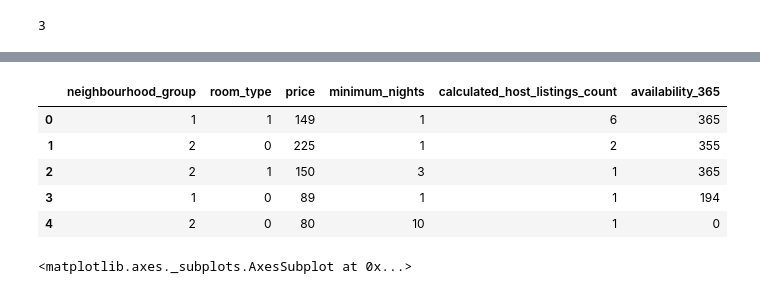
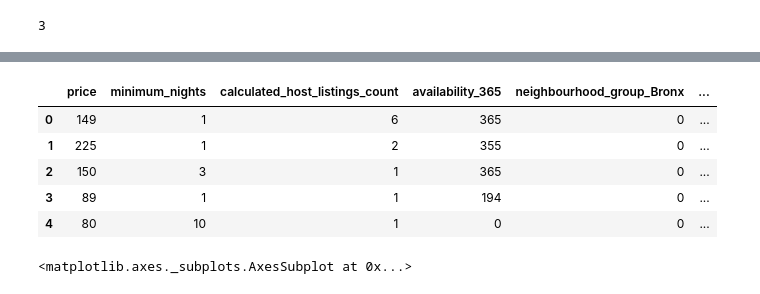
Before and after one commit to tyuion/NYC_airbnb, a Jupyter notebook: NYC_airbnb.ipynb, the cells around one changed output, grey strips where cells are left out. Cells and saved outputs as stored; diff of their text form; code cells hidden in the pictures.

```diff
--- a/NYC_airbnb.ipynb
+++ b/NYC_airbnb.ipynb
@@ -349,13 +365,12 @@ from sklearn.preprocessing import LabelEncoder
-# %%
-le = LabelEncoder()
-airbnb_new['neighbourhood_group'] = le.fit_transform(airbnb_new['neighbourhood_group'])
-airbnb_new['room_type'] = le.fit_transform(airbnb_new['room_type'])
-airbnb_new.head()
-# %% [output]
-|  | neighbourhood_group | room_type | price | minimum_nights | calculated_host_listings_count | availability_365 |
-| 0 | 1 | 1 | 149 | 1 | 6 | 365 |
-| 1 | 2 | 0 | 225 | 1 | 2 | 355 |
-| 2 | 2 | 1 | 150 | 3 | 1 | 365 |
-| 3 | 1 | 0 | 89 | 1 | 1 | 194 |
-| 4 | 2 | 0 | 80 | 10 | 1 | 0 |
+# %%
+# preprocessing categorical columns using get_dummies method.
+airbnb_dummies = pd.get_dummies(airbnb)
+airbnb_dummies.head()
+# %% [output]
+|  | price | minimum_nights | calculated_host_listings_count | availability_365 | neighbourhood_group_Bronx | ... |
+| 0 | 149 | 1 | 6 | 365 | 0 | ... |
+| 1 | 225 | 1 | 2 | 355 | 0 | ... |
+| 2 | 150 | 3 | 1 | 365 | 0 | ... |
+| 3 | 89 | 1 | 1 | 194 | 0 | ... |
+| 4 | 80 | 10 | 1 | 0 | 0 | ... |
 # %%
```
Also changed, not shown: parts of 105 cells of this notebook, 1 other file.
